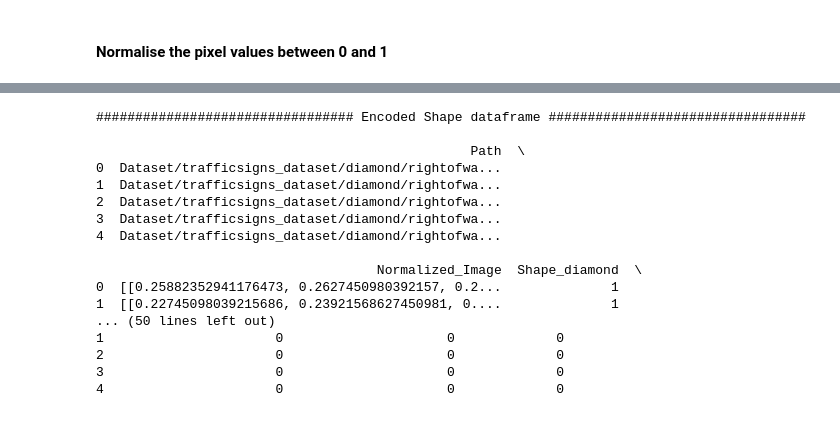
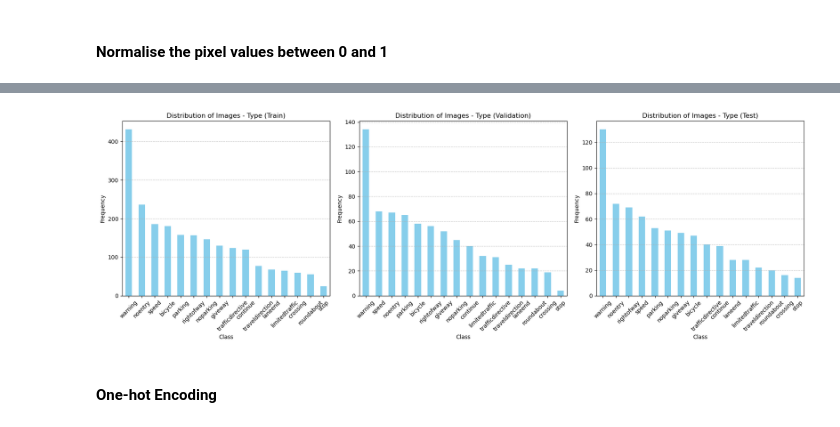
Before and after one commit to ashwin-sreejith/Traffic_Sign_Detection, a Jupyter notebook: traffic_sign_detection.ipynb, the cells around one changed output, grey strips where cells are left out. Drawn from its saved outputs; the diff is of its cells as text; code cells hidden in the pictures.

```diff
--- a/traffic_sign_detection.ipynb
+++ b/traffic_sign_detection.ipynb
@@ -267,3 +257,37 @@ print(df_type_encoded.head(5), '\n')
+# %%
+# Create subplots for side-by-side comparison
+fig, axes = plt.subplots(1, 3, figsize=(18, 6))
+
+# Plot the distribution of images by 'Type' on the first subplot
+train_data_type['Type'].value_counts().plot(kind='bar', color='skyblue', ax=axes[0])
+axes[0].set_title('Distribution of Images - Type (Train)')
+axes[0].set_xlabel('Class')
+axes[0].set_ylabel('Frequency')
+axes[0].tick_params(axis='x', rotation=45)
+axes[0].grid(axis='y', linestyle='--', alpha=0.7)
+
+# Plot the distribution of images by 'Type' on the second subplot for validation data
+val_data_type['Type'].value_counts().plot(kind='bar', color='skyblue', ax=axes[1])
+axes[1].set_title('Distribution of Images - Type (Validation)')
+axes[1].set_xlabel('Class')
+axes[1].set_ylabel('Frequency')
+axes[1].tick_params(axis='x', rotation=45)
+axes[1].grid(axis='y', linestyle='--', alpha=0.7)
+
+# Plot the distribution of images by 'Type' on the third subplot for test data
+test_data_type['Type'].value_counts().plot(kind='bar', color='skyblue', ax=axes[2])
+axes[2].set_title('Distribution of Images - Type (Test)')
+axes[2].set_xlabel('Class')
+axes[2].set_ylabel('Frequency')
+axes[2].tick_params(axis='x', rotation=45)
+axes[2].grid(axis='y', linestyle='--', alpha=0.7)
+
+plt.tight_layout()
+plt.show()
+# %% [output]
+[figure, added]
+# %% [markdown]
+#### One-hot Encoding
 # %%
 # Convert the boolean encoding to integer
 def bool_to_int(df_encoded) -> pd.DataFrame:
@@ -279,24 +298,0 @@ df_type_encoded = bool_to_int(df_type_encoded)
-# %%
-# Display the DataFrame
-print('################################# Encoded Shape dataframe #################################\n')
-print(df_shape_encoded.head(5), '\n')
-print('################################# Encoded Type dataframe #################################\n')
-print(df_type_encoded.head(5), '\n')
-# %% [output]
-################################# Encoded Shape dataframe #################################
-
-                                                Path  \
-0  Dataset/trafficsigns_dataset/diamond/rightofwa...
-1  Dataset/trafficsigns_dataset/diamond/rightofwa...
-2  Dataset/trafficsigns_dataset/diamond/rightofwa...
-3  Dataset/trafficsigns_dataset/diamond/rightofwa...
-4  Dataset/trafficsigns_dataset/diamond/rightofwa...
-
-                                    Normalized_Image  Shape_diamond  \
-0  [[0.25882352941176473, 0.2627450980392157, 0.2...              1
-1  [[0.22745098039215686, 0.23921568627450981, 0....              1
-... (50 lines left out)
-1                      0                     0             0
-2                      0                     0             0
-3                      0                     0             0
-4                      0                     0             0
```
Also changed, not shown: parts of 19 cells of this notebook, 7 other files.
